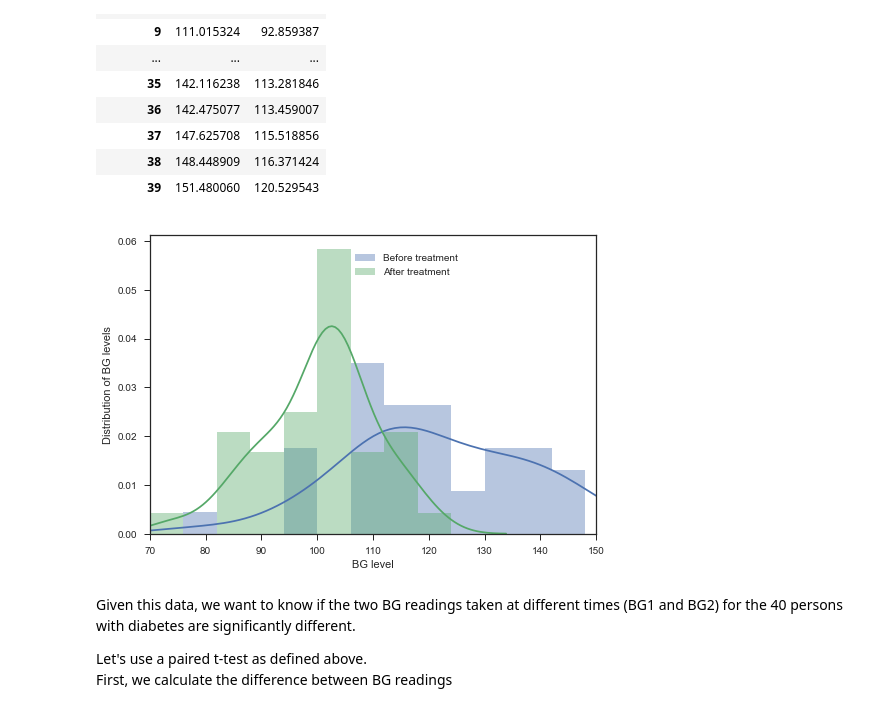
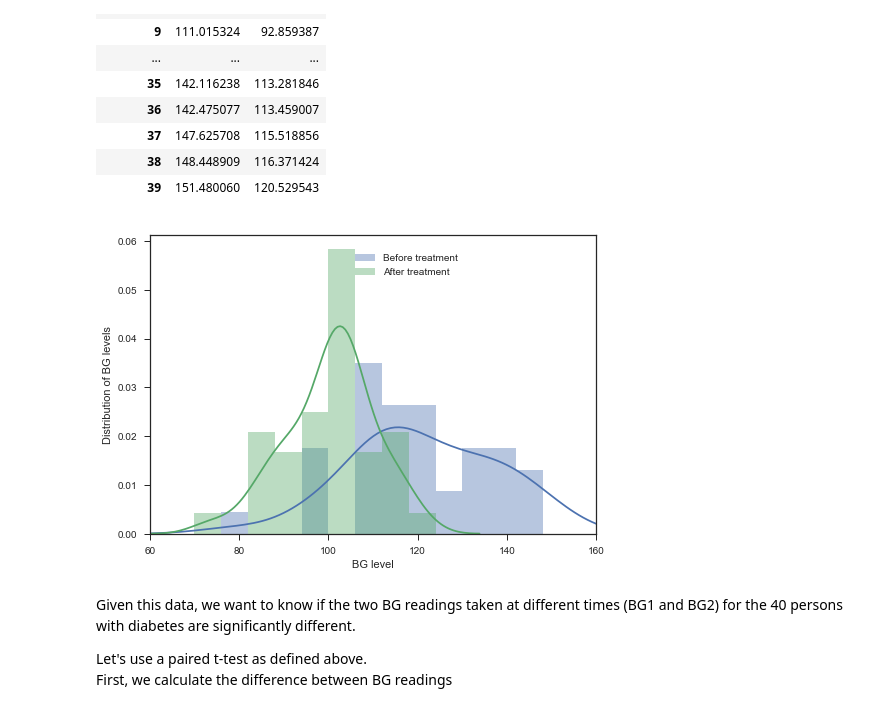
Before and after one commit to trangel/stats-with-python, a Jupyter notebook: paired t-test.ipynb, the cells around one changed output. Cells and saved outputs as stored; diff of their text form; code cells hidden in the pictures.

```diff
--- a/paired t-test.ipynb
+++ b/paired t-test.ipynb
@@ -95,28 +95,28 @@ df
 # %%
 # Let's visualize the data
 import matplotlib as plt
 %matplotlib inline
 import seaborn as sns
 sns.set(style="ticks")
 
 
 bins = np.arange(70,150,6)
 
 A = df['BG 1'].values
 B = df['BG 2'].values
 
 # Show the results of a linear regression within each dataset
 ax1 = sns.distplot(A,bins=bins,label='Before treatment')
 ax2 = sns.distplot(B,bins=bins,label='After treatment')
 
 plt.pyplot.xlabel('BG level')
 plt.pyplot.ylabel('Distribution of BG levels')
 plt.pyplot.legend(bbox_to_anchor=(0.45, 0.95), loc=2, borderaxespad=0.)
 
-plt.pyplot.xlim((70,150))
+plt.pyplot.xlim((60,160))
 plt.pyplot.show()
 # %% [output]
-[figure, old version]
+[figure, new version]
 # %% [markdown]
 Given this data, we want to know if the two BG readings taken at different times (BG1 and BG2) for the 40 persons with diabetes are significantly different.
 
```
Also changed, not shown: parts of 1 cell of this notebook, 2 other files.
